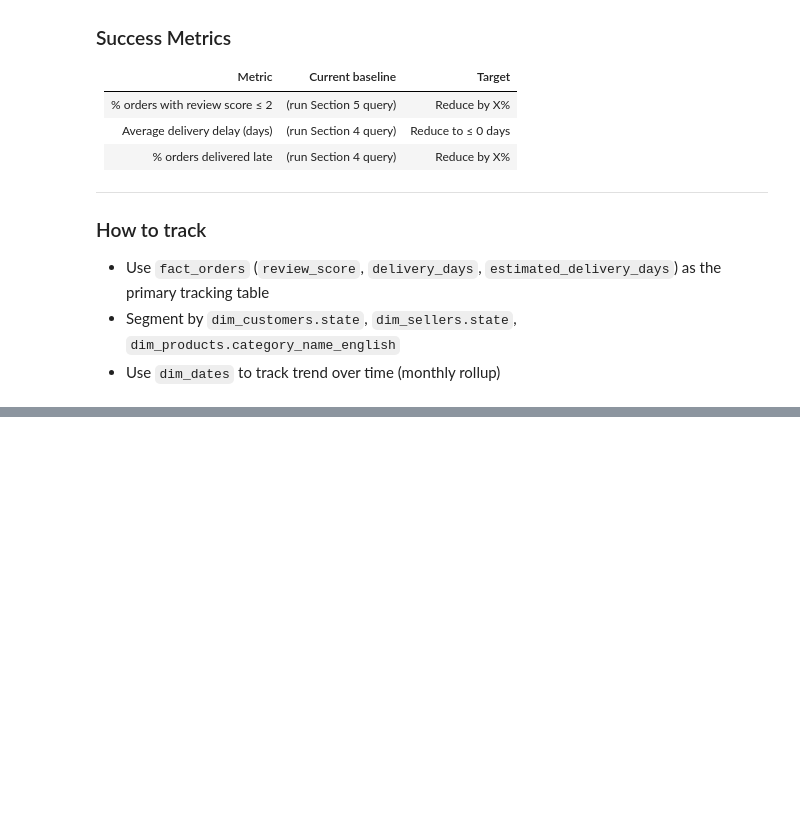
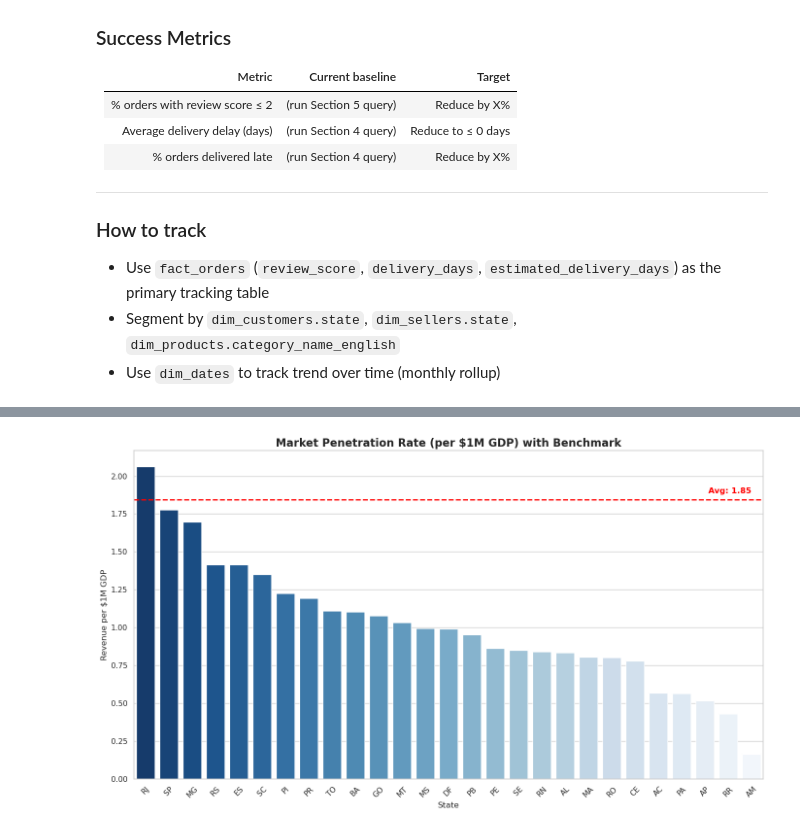
Before and after one commit to kevichua/DS5-Team-5---Module-2-Assignment-Project, a Jupyter notebook: module2-olist-data-pipeline/notebooks/02_star_schema_analysis.ipynb, the cells around one changed output, grey strips where cells are left out. Cells and saved outputs as stored; diff of their text form; code cells hidden in the pictures; blank space fills up the shorter version.

```diff
--- a/module2-olist-data-pipeline/notebooks/02_star_schema_analysis.ipynb
+++ b/module2-olist-data-pipeline/notebooks/02_star_schema_analysis.ipynb
@@ -722,0 +713,17 @@ plt.show()
+# %%
+#Calcuate top 3 states current penetration rates
+
+# 1. Calculate the Penetration Rate (Revenue per 1M GDP)
+df_gap['penetration_per_1M_GDP'] = df_gap['total_payment_value'] / df_gap['Estimated GDP']*1000000
+
+# 2. Select the Top 3 states by Revenue (total_payment_value)
+top_3_states = df_gap.nlargest(3, 'total_payment_value')
+top_3_states_sorted = top_3_states.sort_values(by='penetration_per_1M_GDP', ascending=False)
+
+# 3. Display the result
+display(top_3_states_sorted[['state', 'total_payment_value', 'Estimated GDP', 'penetration_per_1M_GDP']])
+
+avg_penetration = top_3_states['penetration_per_1M_GDP'].mean()
+
+# 3. Display the result
+print(f"Average Penetration of Top 3 States: {avg_penetration:.4f}")
@@ -722,0 +764,45 @@ plt.show()
+# %%
+# 1. Calculate penetration per $1M GDP
+df_gap['penetration_per_1m'] = df_gap['total_payment_value'] / (df_gap['Estimated GDP'] / 1_000_000)
+
+# 2. Identify top 3 and calculate average
+top_3_states = df_gap.nlargest(3, 'total_payment_value')
+avg_penetration = top_3_states['penetration_per_1m'].mean()
+
+# 3. Sort for the bar chart
+df_sorted = df_gap.sort_values(by='penetration_per_1m', ascending=False)
+
+# 4. Create the chart
+plt.figure(figsize=(14, 8))
+barplot = sns.barplot(
+    data=df_sorted,
+    x='state',
+    y='penetration_per_1m',
+    hue='state',
+    palette='Blues_r',
+    legend=False
+)
+
+# 5. Add the dotted line
+plt.axhline(y=avg_penetration, color='red', linestyle='--', linewidth=2)
+
+# 6. Add the text label ON the line
+# We place it at the rightmost edge of the chart (x position = number of bars - 1)
+plt.text(
+    x=len(df_sorted) - 1,
+    y=avg_penetration + (df_sorted['penetration_per_1m'].max() * 0.02), # Slightly above the line
+    s=f'Avg: {avg_penetration:.2f}',
+    color='red',
+    fontweight='bold',
+    ha='right'
+)
+
+# 7. Formatting
+plt.title('Market Penetration Rate (per $1M GDP) with Benchmark', fontsize=16, fontweight='bold')
+plt.ylabel('Revenue per $1M GDP')
+plt.xlabel('State')
+plt.xticks(rotation=45)
+plt.tight_layout()
+plt.show()
+# %% [output]
+[figure, added]
```
Also changed, not shown: parts of 8 cells of this notebook.
